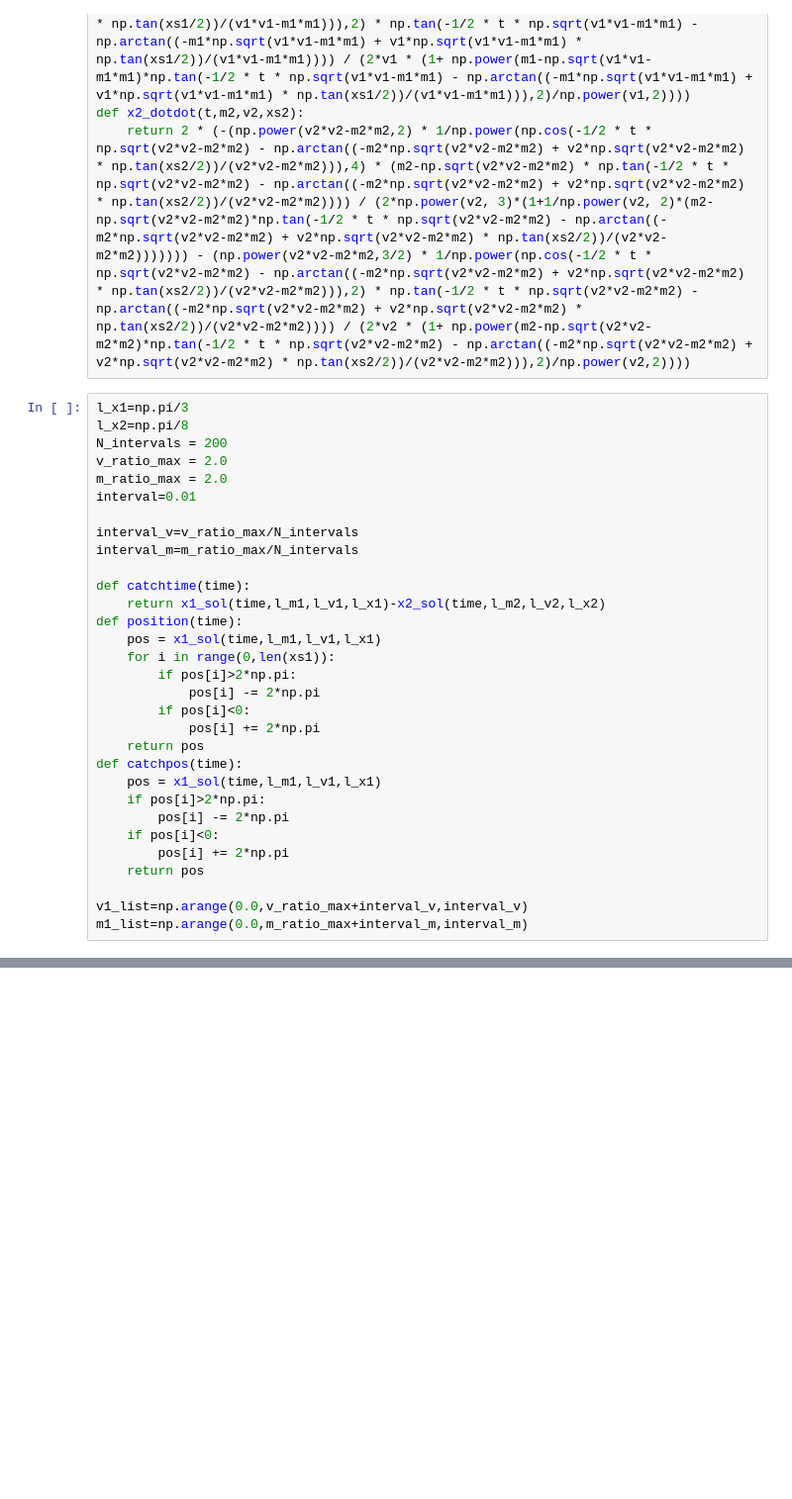
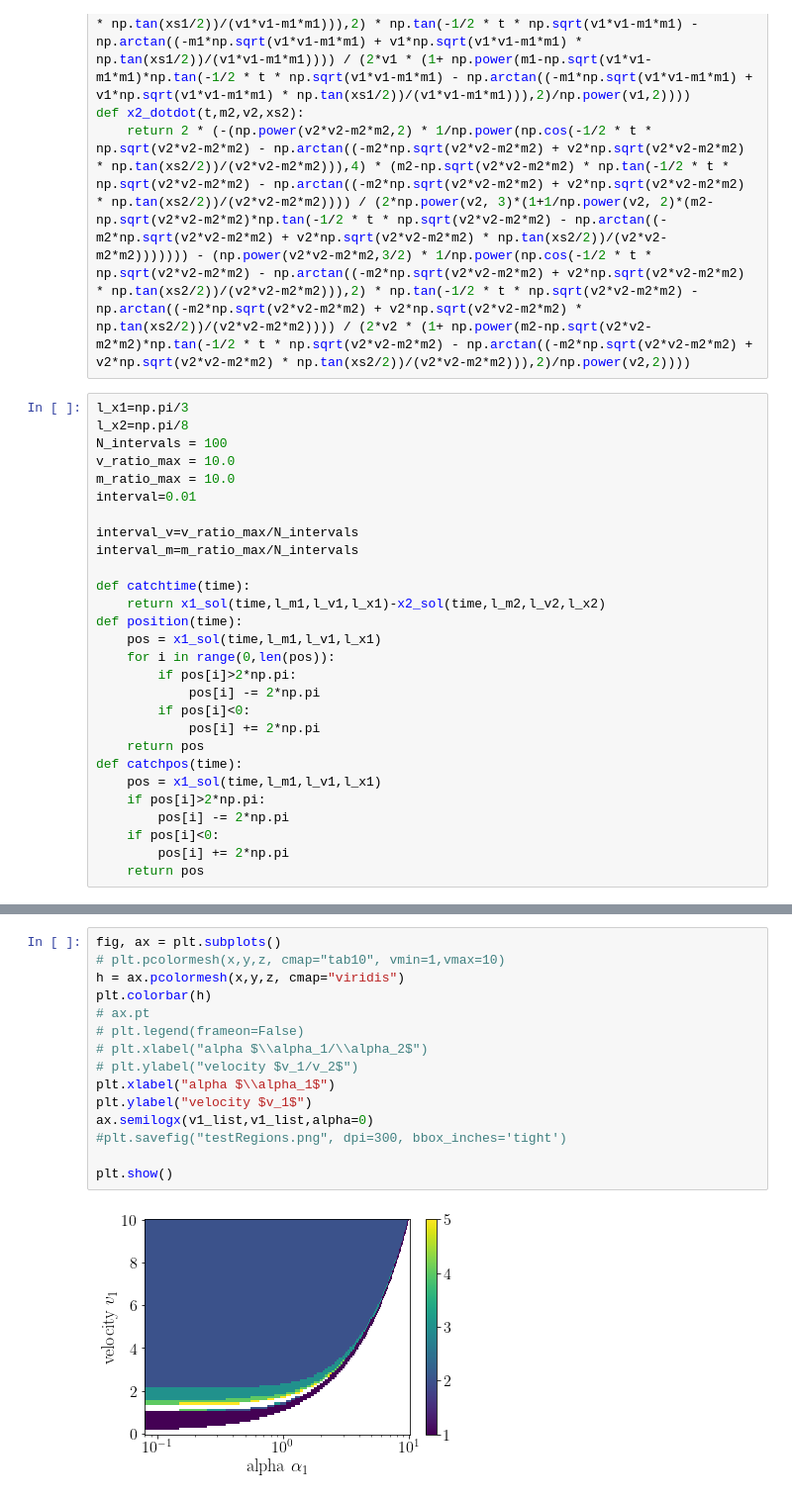
Before and after one commit to hawkerfriedrice/PredPreyDynamicsPeriodicBoundary, a Jupyter notebook: colourmap_expnew.ipynb, the cells around one changed output, grey strips where cells are left out. Shown at 99% size. Drawn from its saved outputs; the diff is of its cells as text; blank space fills up the shorter version.

```diff
--- a/colourmap_expnew.ipynb
+++ b/colourmap_expnew.ipynb
@@ -69,9 +69,9 @@ def x2_dotdot(t,m2,v2,xs2):
 # %%
 l_x1=np.pi/3
 l_x2=np.pi/8
-N_intervals = 200
-v_ratio_max = 2.0
-m_ratio_max = 2.0
+N_intervals = 100
+v_ratio_max = 10.0
+m_ratio_max = 10.0
 interval=0.01
 
 interval_v=v_ratio_max/N_intervals
@@ -81,7 +81,7 @@ def catchtime(time):
     return x1_sol(time,l_m1,l_v1,l_x1)-x2_sol(time,l_m2,l_v2,l_x2)
 def position(time):
     pos = x1_sol(time,l_m1,l_v1,l_x1)
-    for i in range(0,len(xs1)):
+    for i in range(0,len(pos)):
         if pos[i]>2*np.pi:
             pos[i] -= 2*np.pi
         if pos[i]<0:
@@ -94,6 +94,3 @@ def catchpos(time):
     if pos[i]<0:
         pos[i] += 2*np.pi
     return pos
-
-v1_list=np.arange(0.0,v_ratio_max+interval_v,interval_v)
-m1_list=np.arange(0.0,m_ratio_max+interval_m,interval_m)
@@ -196,0 +206,17 @@ ValueError: x and y arguments to pcolormesh cannot have non-finite values or be
+# %%
+fig, ax = plt.subplots()
+# plt.pcolormesh(x,y,z, cmap="tab10", vmin=1,vmax=10)
+h = ax.pcolormesh(x,y,z, cmap="viridis")
+plt.colorbar(h)
+# ax.pt
+# plt.legend(frameon=False)
+# plt.xlabel("alpha $\\alpha_1/\\alpha_2$")
+# plt.ylabel("velocity $v_1/v_2$")
+plt.xlabel("alpha $\\alpha_1$")
+plt.ylabel("velocity $v_1$")
+ax.semilogx(v1_list,v1_list,alpha=0)
+#plt.savefig("testRegions.png", dpi=300, bbox_inches='tight')
+
+plt.show()
+# %% [output]
+[figure, added]
```
Also changed, not shown: parts of 2 cells of this notebook, 3 other files.
